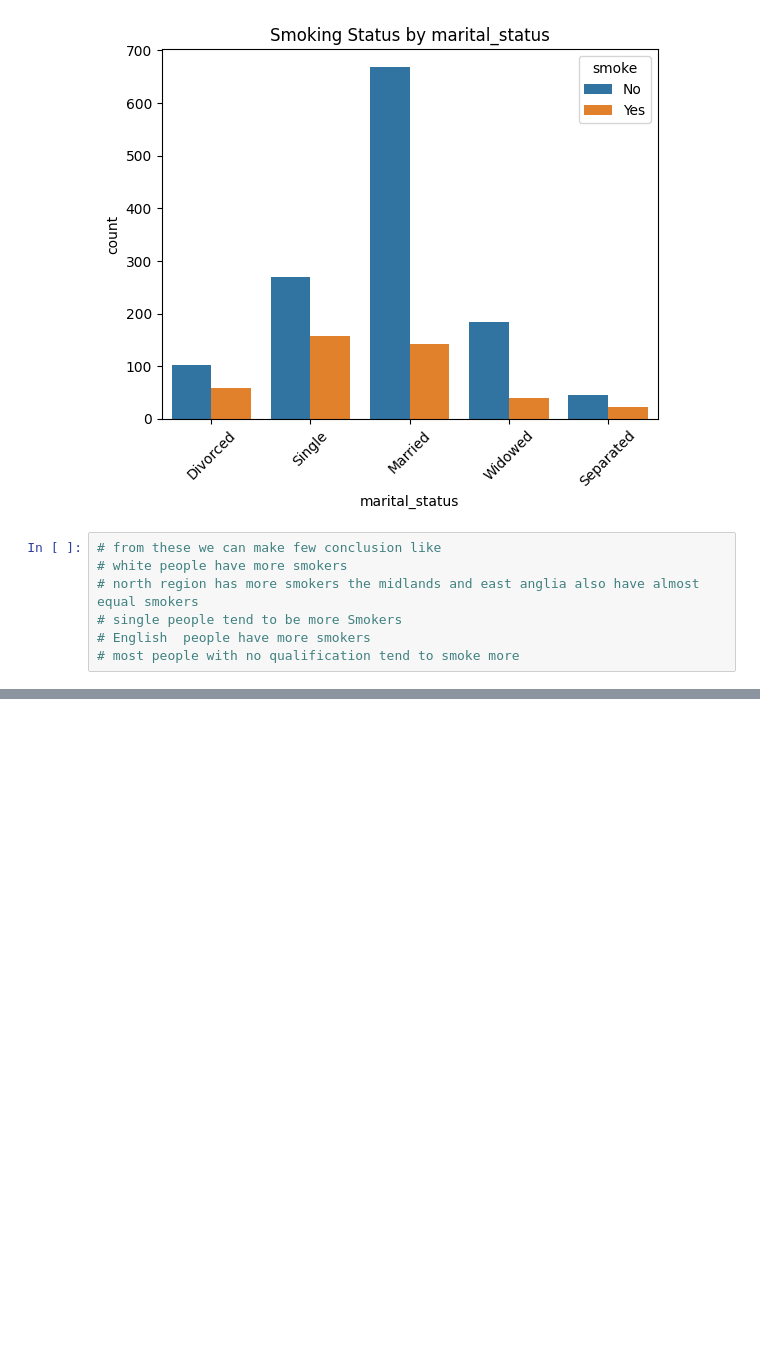
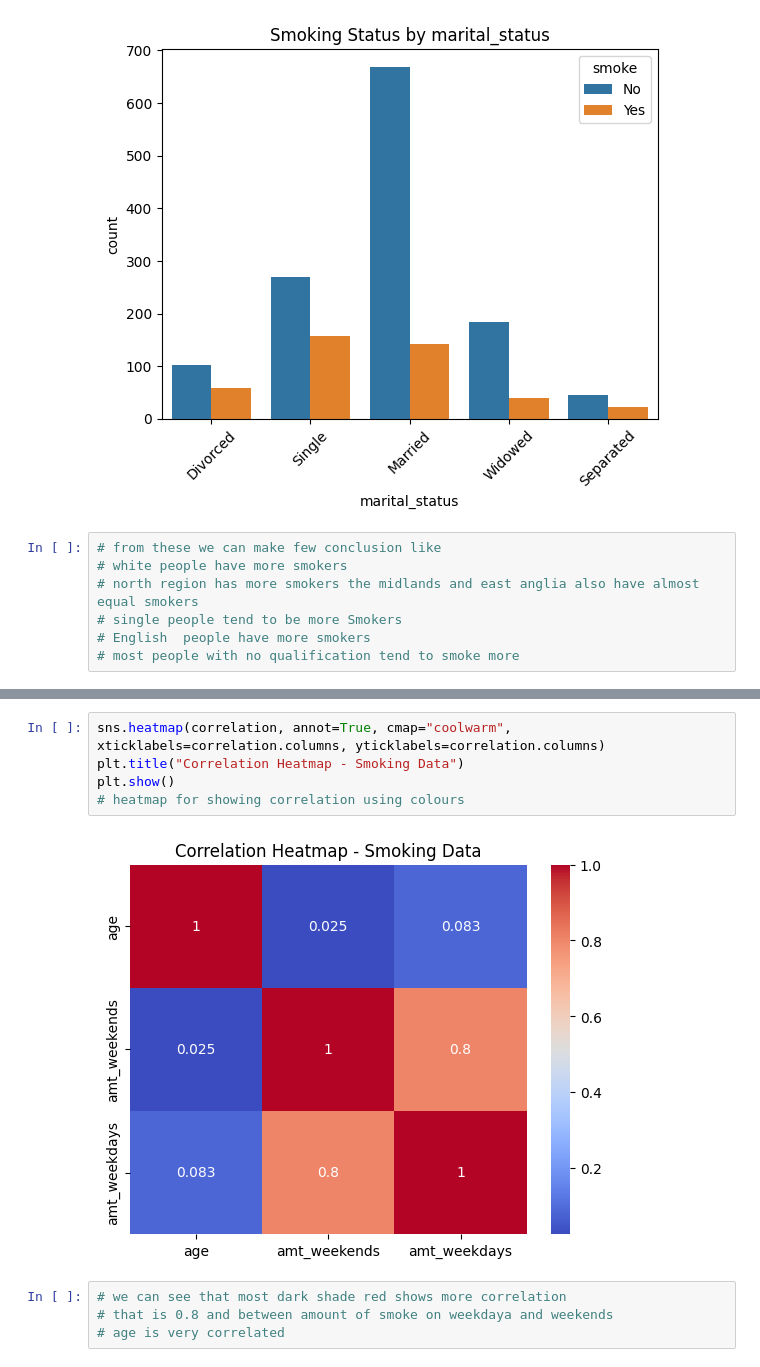
Before and after one commit to GeetAvaneesh/Exploratory-Data-Analytics-project-on-smoking-data-set-22BDS0343, a Jupyter notebook: 22BDS0343_EDA_Theory_GeetAvaneesh.ipynb, the cells around one changed output, grey strips where cells are left out. Saved outputs shown, nothing was run; the diff lists cells and outputs as text; blank space fills up the shorter version.

```diff
--- a/22BDS0343_EDA_Theory_GeetAvaneesh.ipynb
+++ b/22BDS0343_EDA_Theory_GeetAvaneesh.ipynb
@@ -1064,0 +1081,11 @@ for i in listtt:
+# %%
+sns.heatmap(correlation, annot=True, cmap="coolwarm", xticklabels=correlation.columns, yticklabels=correlation.columns)
+plt.title("Correlation Heatmap - Smoking Data")
+plt.show()
+# heatmap for showing correlation using colours
+# %% [output]
+[figure, added]
+# %%
+# we can see that most dark shade red shows more correlation
+# that is 0.8 and between amount of smoke on weekdaya and weekends
+# age is very correlated
```
Also changed, not shown: parts of 12 cells of this notebook.
